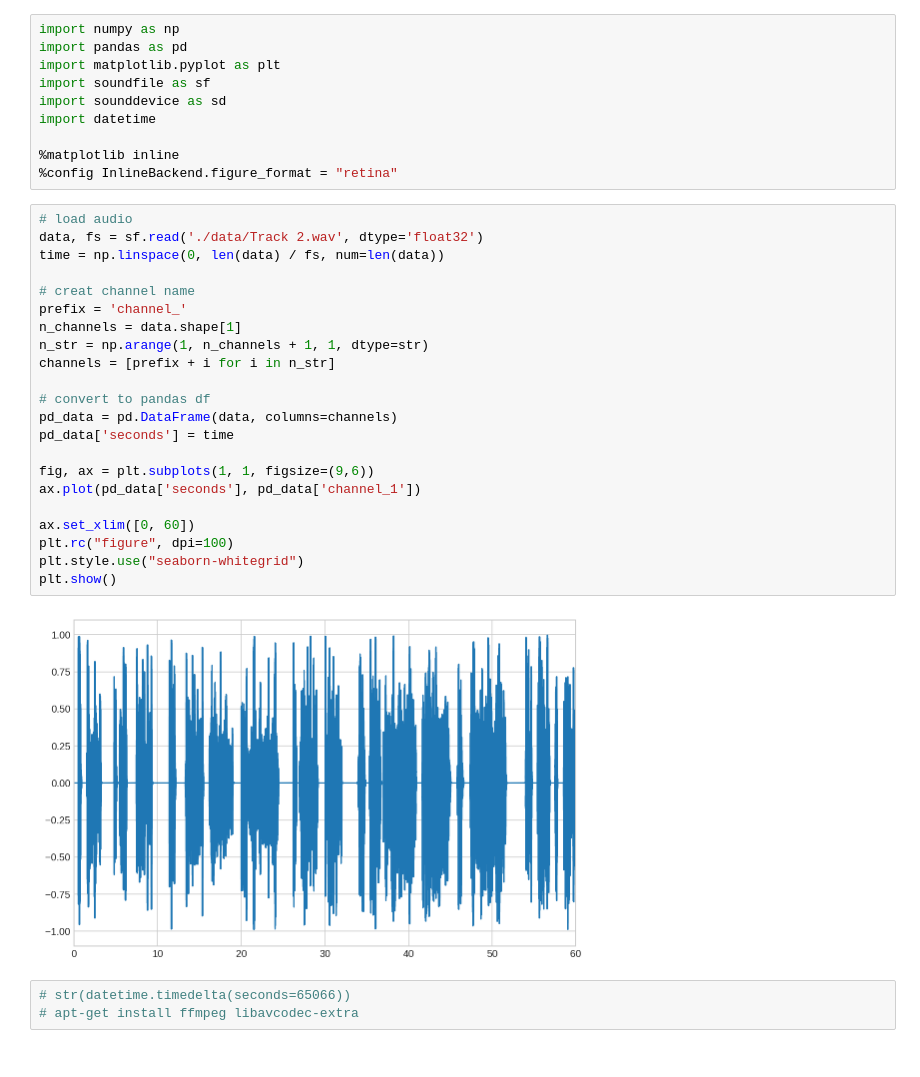
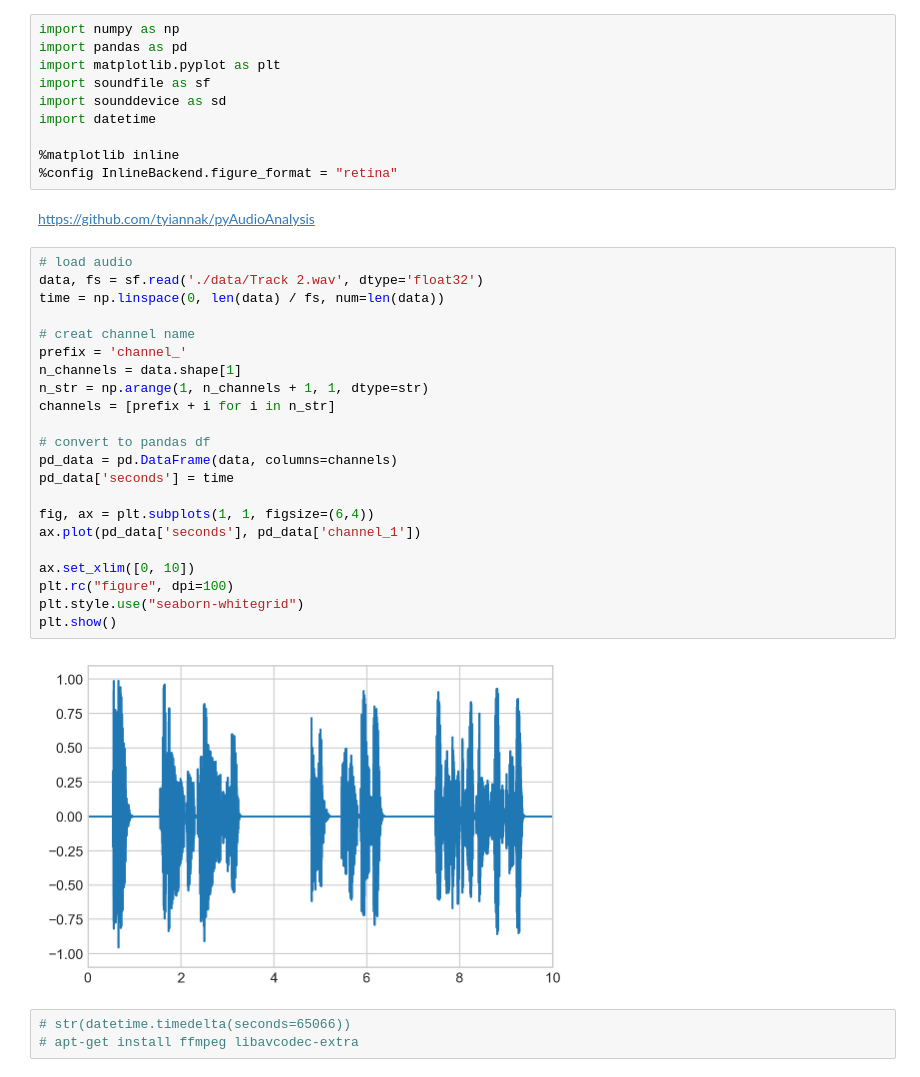
Before and after one commit to geraldgong/speech_shadowing, a Jupyter notebook: speech_shadowing.ipynb, the cells around one changed output. Drawn from its saved outputs; the diff is of its cells as text.

```diff
--- a/speech_shadowing.ipynb
+++ b/speech_shadowing.ipynb
@@ -8,30 +8,32 @@ import datetime
 
 %matplotlib inline
 %config InlineBackend.figure_format = "retina"
+# %% [markdown]
+https://github.com/tyiannak/pyAudioAnalysis
 # %%
 # load audio
 data, fs = sf.read('./data/Track 2.wav', dtype='float32')
 time = np.linspace(0, len(data) / fs, num=len(data))
 
 # creat channel name
 prefix = 'channel_'
 n_channels = data.shape[1]
 n_str = np.arange(1, n_channels + 1, 1, dtype=str)
 channels = [prefix + i for i in n_str]
 
 # convert to pandas df
 pd_data = pd.DataFrame(data, columns=channels)
 pd_data['seconds'] = time
 
-fig, ax = plt.subplots(1, 1, figsize=(9,6))
+fig, ax = plt.subplots(1, 1, figsize=(6,4))
 ax.plot(pd_data['seconds'], pd_data['channel_1'])
 
-ax.set_xlim([0, 60])
+ax.set_xlim([0, 10])
 plt.rc("figure", dpi=100)
 plt.style.use("seaborn-whitegrid")
 plt.show()
 # %% [output]
-[figure, old version]
+[figure, new version]
 # %%
 # str(datetime.timedelta(seconds=65066))
 # apt-get install ffmpeg libavcodec-extra
```
